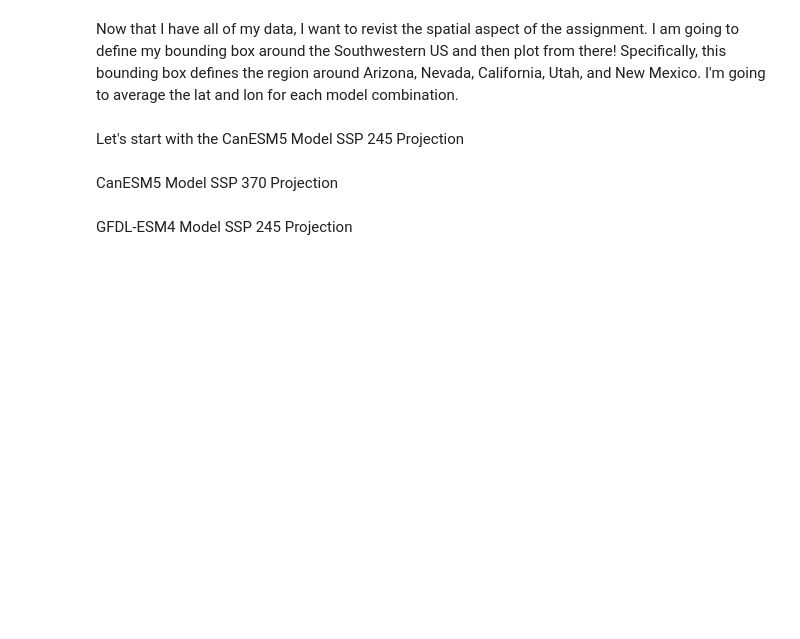
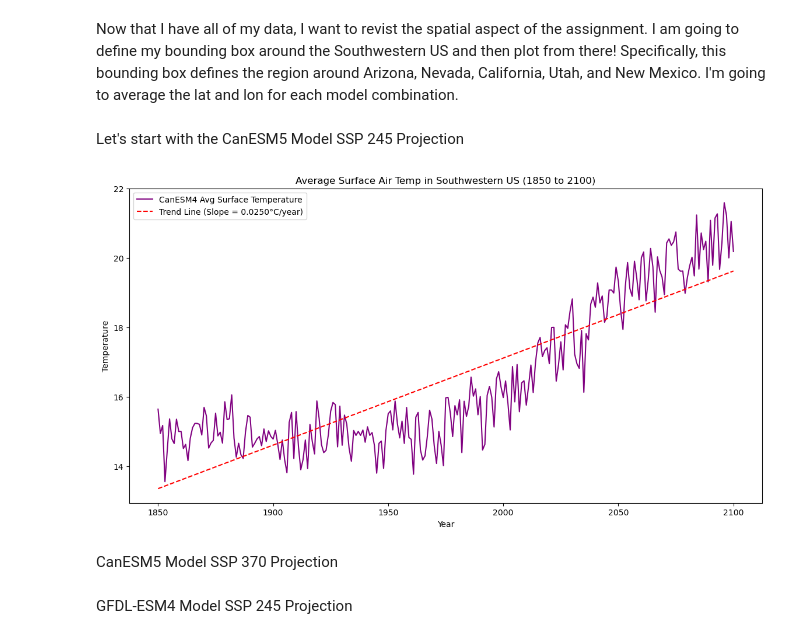
Before and after one commit to egp4aq/eds-296-assignment1, a Jupyter notebook: assignment1.ipynb, the cells around one changed output. Drawn from its saved outputs; the diff is of its cells as text; code cells hidden in the pictures; blank space fills up the shorter version.

Commit message:
First plot

```diff
--- a/assignment1.ipynb
+++ b/assignment1.ipynb
@@ -102,6 +103,38 @@ tas_can245 = can_245.where(tas_can245_lat & tas_can245_lon, drop=True)
 
 # Average over lat, lon dimensions to get a time series
 tas_can245 = tas_can245.mean(dim=["lat", "lon"])
+
+# Select our time period of interest
+tas_can245 = tas_can245.convert_calendar('standard', use_cftime=False)
+tas_can245 = tas_can245.sel(time=slice('1850-01-01','2100-12-31'))
+
+# Calculate annual mean temperature
+annual_mean_can245 = tas_can245.groupby('time.year').mean()
+
+# Convert temperature to Celsius
+annual_mean_can245 = annual_mean_can245 - 273.15
+
+# Extract the 'tas' variable as a DataArray & 'year'
+tas1 = annual_mean_can245['tas']
+years = tas1.year.values
+temps = tas1.values
+
+# Calculate best-fit parameters for the linear polynomial fit of temperature to year
+x = np.polyfit(tas1.year.values, tas1.values, 1)
+
+# Generate a polynomial object using those best-fit parameters
+trend_line = np.poly1d(x)
+# %%
+fig, ax = plt.subplots(figsize=(14,7))
+ax.plot(years, temps, label= 'CanESM4 Avg Surface Temperature', color='purple')
+ax.plot(years, trend_line(years), color='red', linestyle='--', label=f'Trend Line (Slope = {x[0]:.4f}°C/year)')
+ax.set_title('Average Surface Air Temp in Southwestern US (1850 to 2100)')
+ax.set_xlabel('Year')
+ax.set_ylabel('Temperature')
+ax.legend()
+plt.show()
+# %% [output]
+[figure, added]
 # %% [markdown]
 CanESM5 Model SSP 370 Projection
 # %%
```
Also changed, not shown: parts of 1 cell of this notebook.
